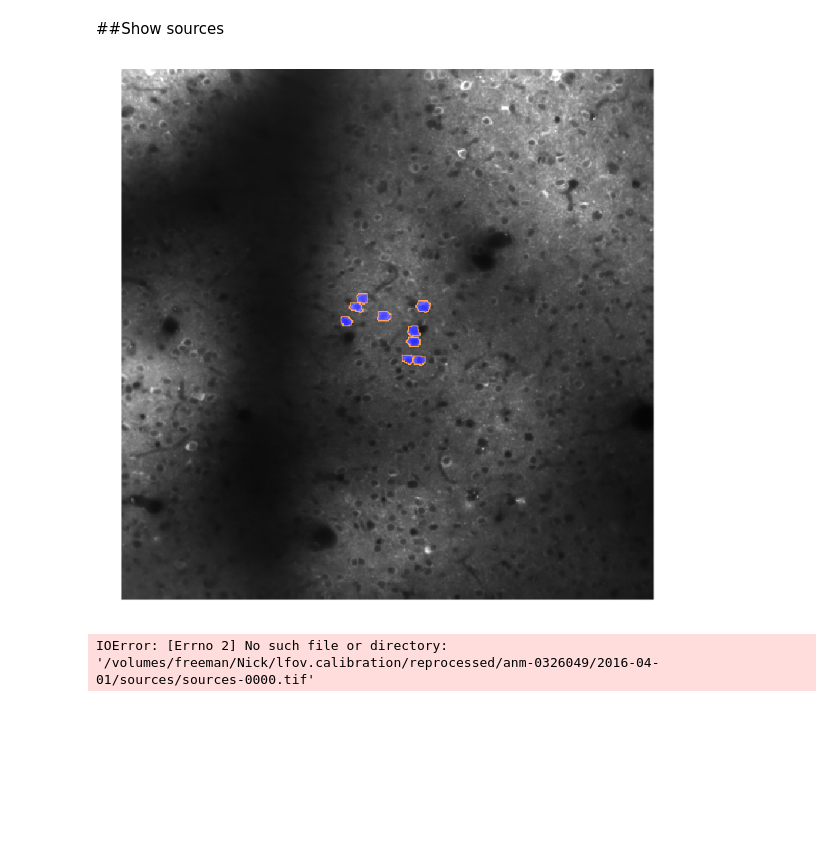
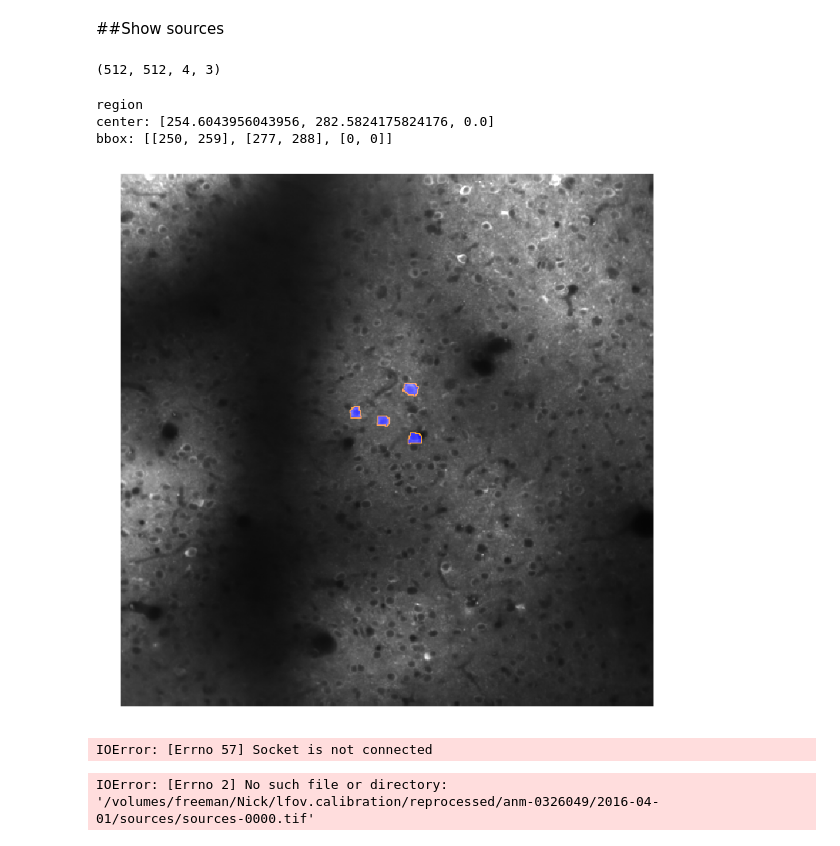
Before and after one commit to sofroniewn/2P-RAM-pipeline, a Jupyter notebook: notebooks/sources-draw.ipynb, the cells around one changed output. Cells and saved outputs as stored; diff of their text form; code cells hidden in the pictures; blank space fills up the shorter version.

```diff
--- a/notebooks/sources-draw.ipynb
+++ b/notebooks/sources-draw.ipynb
@@ -83,23 +87,38 @@ viz
 # %%
-sources = many(viz.points())
+sources = many(viz.points(z=plane))
 # %% [markdown]
 ##Show sources
 # %%
 from numpy import maximum, tile
+# %%
+base.shape
+# %% [output]
+(512, 512, 4, 3)
+# %%
+sources[0]
+# %% [output]
+region
+center: [254.6043956043956, 282.5824175824176, 0.0]
+bbox: [[250, 259], [277, 288], [0, 0]]
 # %%
-base = tile(img,(3,1,1)).transpose(1,2,0)
-masks = sources.mask(img.shape, background='black', fill='blue', stroke='orange')
+base = tile(norm,(3,1,1,1)).transpose(1,2,3,0).transpose(1,2,0,3)
+masks = sources.mask((512,512,4), background='black', fill='blue', stroke='orange')
 blend = maximum(base, masks)
 # %%
 fig = plt.figure(figsize=[12,12])
 ax = plt.axes()
-im = image(blend, ax=ax)
+im = image(blend[:,:,0], ax=ax)
 plt.xlim([0, blend.shape[1]]);
 plt.ylim([blend.shape[0], 0]);
 #for s in range(sources.count):
 #    plt.annotate(s=str(s), xy=[sources.center[s][1],sources.center[s][0]], color='w', size = 20);
 # %% [output]
-[figure, old version]
+[figure, new version]
+# %%
+imsave(join(path, 'sources', 'sources.tif'), (255*blend).astype('uint8'), plugin='tifffile', photometric='rgb')
+#imsave(join(path, 'sources', 'sources.tif'), (255*blend).astype('uint8'), plugin='tifffile', photometric='rgb')
+# %% [output]
+IOError: [Errno 57] Socket is not connected
 # %%
 imsave(join(path, 'sources', 'sources-%04d.tif' % plane), (255*blend).astype('uint8'), plugin='tifffile', photometric='rgb')
 # %% [output]
```
Also changed, not shown: parts of 9 cells of this notebook, 1 other file.
